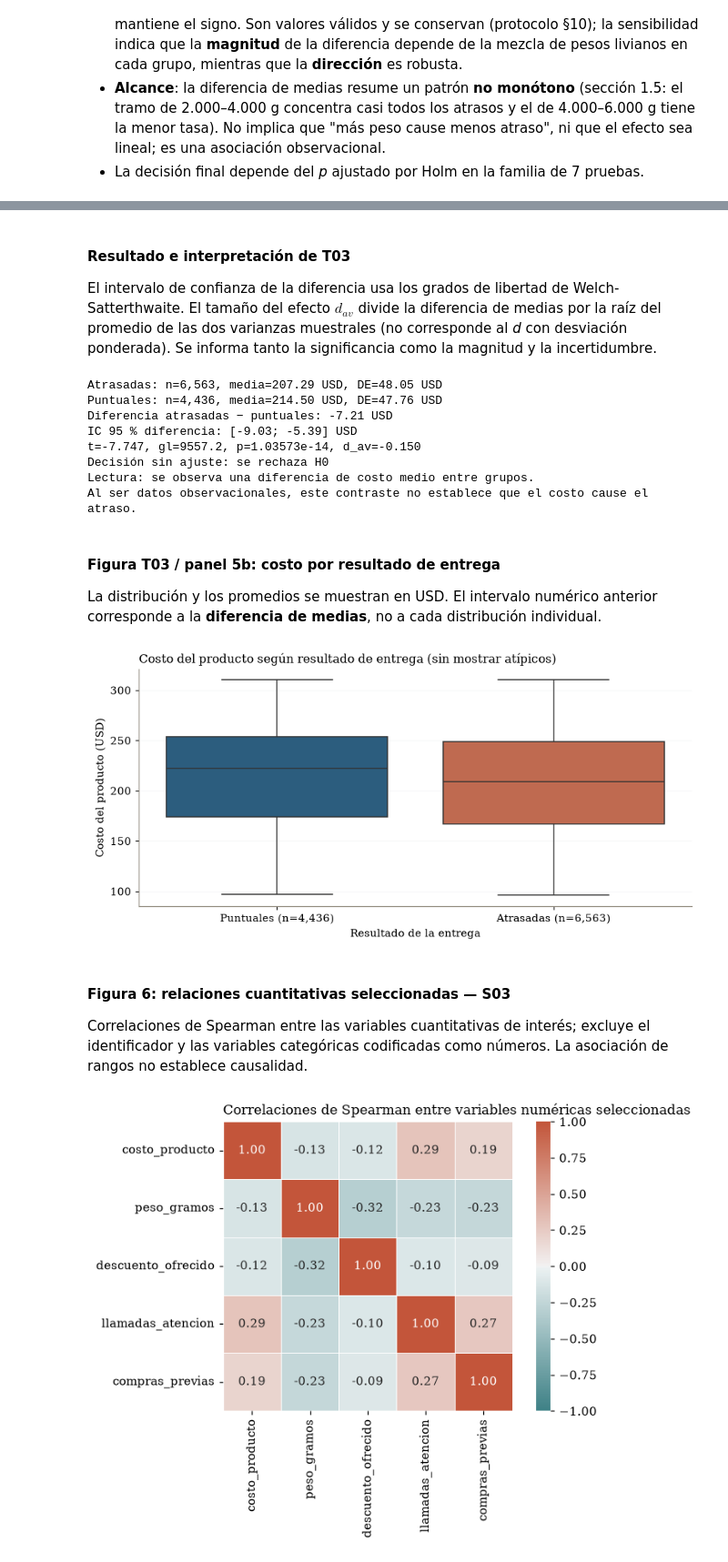
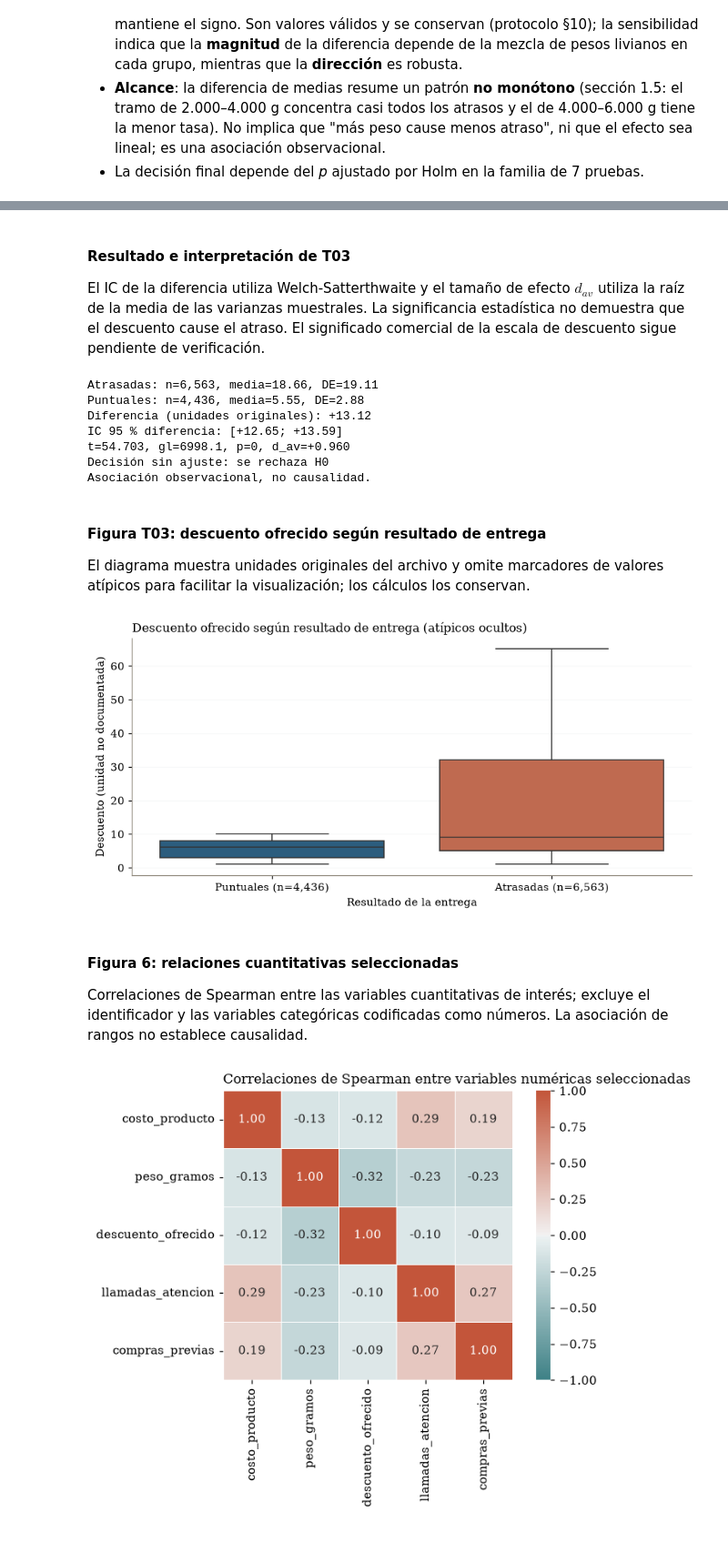
Before and after one commit to joserodriguezc/grupo_1_estadistica_computacional, a Jupyter notebook: notebooks/formativa_1.ipynb, the cells around one changed output, grey strips where cells are left out. Shown at 91% size. Drawn from its saved outputs; the diff is of its cells as text; code cells hidden in the pictures.

```diff
--- a/notebooks/formativa_1.ipynb
+++ b/notebooks/formativa_1.ipynb
@@ -1216,58 +1204,42 @@ Diferencia sin extremos IQR (sensibilidad): -7.21 USD
 # %% [markdown]
 #### Resultado e interpretación de T03
 
-El intervalo de confianza de la diferencia usa los grados de libertad de Welch-Satterthwaite. El tamaño del efecto $d_{av}$ divide la diferencia de medias por la raíz del promedio de las dos varianzas muestrales (no corresponde al *d* con desviación ponderada). Se informa tanto la significancia como la magnitud y la incertidumbre.
+El IC de la diferencia utiliza Welch-Satterthwaite y el tamaño de efecto $d_{av}$ utiliza la raíz de la media de las varianzas muestrales. La significancia estadística no demuestra que el descuento cause el atraso. El significado comercial de la escala de descuento sigue pendiente de verificación.
 # %%
-print(f"Atrasadas: n={t03['n_atr']:,}, media={t03['media_atr']:.2f} USD, DE={t03['de_atr']:.2f} USD")
-print(f"Puntuales: n={t03['n_punt']:,}, media={t03['media_punt']:.2f} USD, DE={t03['de_punt']:.2f} USD")
-print(f"Diferencia atrasadas − puntuales: {t03['diferencia']:+.2f} USD")
-print(f"IC 95 % diferencia: [{t03['ic_inf']:+.2f}; {t03['ic_sup']:+.2f}] USD")
+print(f"Atrasadas: n={t03['n_atr']:,}, media={t03['media_atr']:.2f}, DE={t03['de_atr']:.2f}")
+print(f"Puntuales: n={t03['n_punt']:,}, media={t03['media_punt']:.2f}, DE={t03['de_punt']:.2f}")
+print(f"Diferencia (unidades originales): {t03['diferencia']:+.2f}")
+print(f"IC 95 % diferencia: [{t03['ic_inf']:+.2f}; {t03['ic_sup']:+.2f}]")
 print(f"t={t03['t']:.3f}, gl={t03['gl']:.1f}, p={t03['p']:.6g}, d_av={t03['d_av']:+.3f}")
-print(f"Decisión sin ajuste: {decision(t03['p'])}")
-print('Lectura: se observa una diferencia de costo medio entre grupos.' if t03['p'] < ALFA else
-      'Lectura: no hay evidencia suficiente de diferencia de costo medio al 5 %.')
-print('Al ser datos observacionales, este contraste no establece que el costo cause el atraso.')
-
-fila_t03 = {'codigo':'T03', 'prueba':'Welch: costo medio atrasadas vs puntuales',
-            'variable':VAR_T03, 'unidad':'USD', 'n_atr':t03['n_atr'], 'n_punt':t03['n_punt'],
-            'media_atr':t03['media_atr'], 'media_punt':t03['media_punt'],
-            'de_atr':t03['de_atr'], 'de_punt':t03['de_punt'],
-            'diferencia':t03['diferencia'], 'ic_inf':t03['ic_inf'], 'ic_sup':t03['ic_sup'],
-            't':t03['t'], 'gl':t03['gl'], 'p':t03['p'], 'd_av':t03['d_av'],
-            'decision_sin_ajuste':decision(t03['p'])}
-pd.DataFrame([fila_t03]).to_csv(RAIZ / 'outputs/tablas/contraste_costo.csv', index=False)
-# IC del costo medio ya calculado en la sección 2: se reutiliza, sin recalcular ni modificar el método del equipo.
-tabla_ic.loc[['Costo medio']].to_csv(RAIZ / 'outputs/tablas/estimacion_costo.csv')
+print('Decisión sin ajuste:', decision(t03['p']))
+print('Asociación observacional, no causalidad.')
+fila_t03={'codigo':'T03','prueba':'Welch: descuento medio atrasadas vs puntuales','variable':VAR_T03,'unidad':'unidades originales, no documentadas',**t03,'decision_sin_ajuste':decision(t03['p'])}
+pd.DataFrame([fila_t03]).to_csv(RAIZ/'outputs/tablas/contraste_descuento.csv',index=False)
 # %% [output]
-Atrasadas: n=6,563, media=207.29 USD, DE=48.05 USD
-Puntuales: n=4,436, media=214.50 USD, DE=47.76 USD
-Diferencia atrasadas − puntuales: -7.21 USD
-IC 95 % diferencia: [-9.03; -5.39] USD
-t=-7.747, gl=9557.2, p=1.03573e-14, d_av=-0.150
+Atrasadas: n=6,563, media=18.66, DE=19.11
+Puntuales: n=4,436, media=5.55, DE=2.88
+Diferencia (unidades originales): +13.12
+IC 95 % diferencia: [+12.65; +13.59]
+t=54.703, gl=6998.1, p=0, d_av=+0.960
 Decisión sin ajuste: se rechaza H0
-Lectura: se observa una diferencia de costo medio entre grupos.
-Al ser datos observacionales, este contraste no establece que el costo cause el atraso.
+Asociación observacional, no causalidad.
 # %% [markdown]
-#### Figura T03 / panel 5b: costo por resultado de entrega
+#### Figura T03: descuento ofrecido según resultado de entrega
 
-La distribución y los promedios se muestran en USD. El intervalo numérico anterior corresponde a la **diferencia de medias**, no a cada distribución individual.
+El diagrama muestra unidades originales del archivo y omite marcadores de valores atípicos para facilitar la visualización; los cálculos los conservan.
 # %%
-fig, ax = plt.subplots(figsize=(8, 4))
-sns.boxplot(data=df, x=TARGET, y=VAR_T03, order=[0,1],
-            palette=[PAL_TARGET[ETIQ_TARGET[0]], PAL_TARGET[ETIQ_TARGET[1]]],
-            showfliers=False, ax=ax, hue=TARGET, legend=False)
-ax.set_xticks([0,1], [f"Puntuales (n={len(costo_punt):,})", f"Atrasadas (n={len(costo_atr):,})"])
-ax.set_xlabel('Resultado de la entrega')
-ax.set_ylabel('Costo del producto (USD)')
-ax.set_title('Costo del producto según resultado de entrega (sin mostrar atípicos)')
-ax.grid(axis='y', alpha=0.25)
-fig.tight_layout()
-fig.savefig(RAIZ/'outputs/figuras/fig_t03_costo_grupos.png', dpi=160, bbox_inches='tight')
+fig, ax=plt.subplots(figsize=(8,4))
+sns.boxplot(data=df,x=TARGET,y=VAR_T03,order=[0,1],hue=TARGET,palette=[PAL_TARGET[ETIQ_TARGET[0]],PAL_TARGET[ETIQ_TARGET[1]]],showfliers=False,legend=False,ax=ax)
+ax.set_xticks([0,1],[f"Puntuales (n={len(desc_punt):,})",f"Atrasadas (n={len(desc_atr):,})"])
+ax.set_xlabel('Resultado de la entrega'); ax.set_ylabel('Descuento (unidad no documentada)')
+ax.set_title('Descuento ofrecido según resultado de entrega (atípicos ocultos)')
+ax.grid(axis='y',alpha=.25)
+fig.tight_layout(); fig.savefig(RAIZ/'outputs/figuras/fig_t03_descuento_grupos.png',dpi=160,bbox_inches='tight');
 plt.show()
 # %% [output]
-[figure, old version]
+[figure, new version]
 # %% [markdown]
-#### Figura 6: relaciones cuantitativas seleccionadas — S03
+#### Figura 6: relaciones cuantitativas seleccionadas
 
 Correlaciones de Spearman entre las variables cuantitativas de interés; excluye el identificador y las variables categóricas codificadas como números. La asociación de rangos no establece causalidad.
 # %%
```
Also changed, not shown: parts of 6 cells of this notebook, 18 other files.
